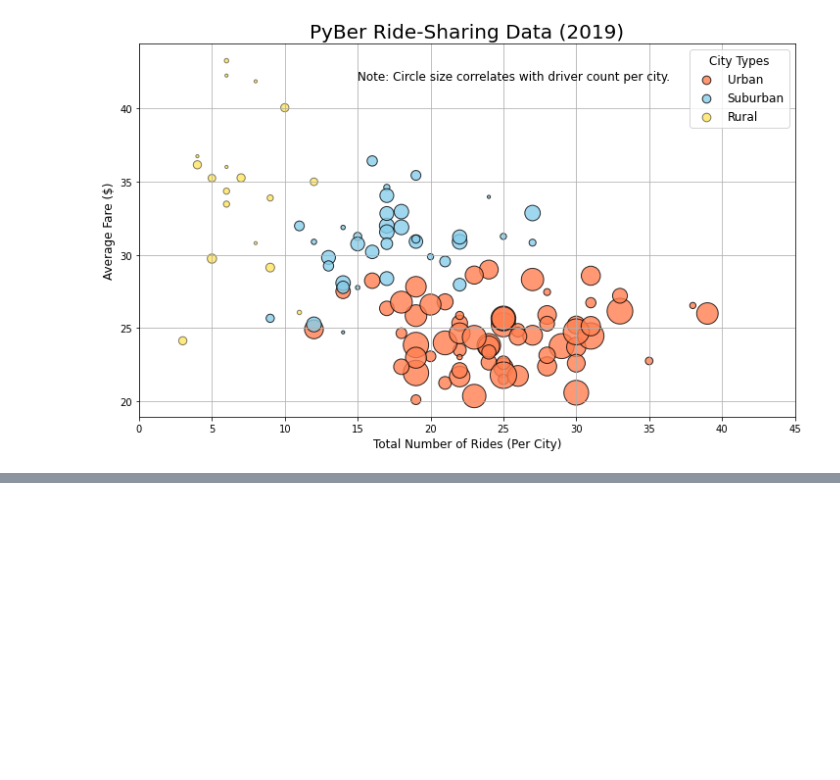
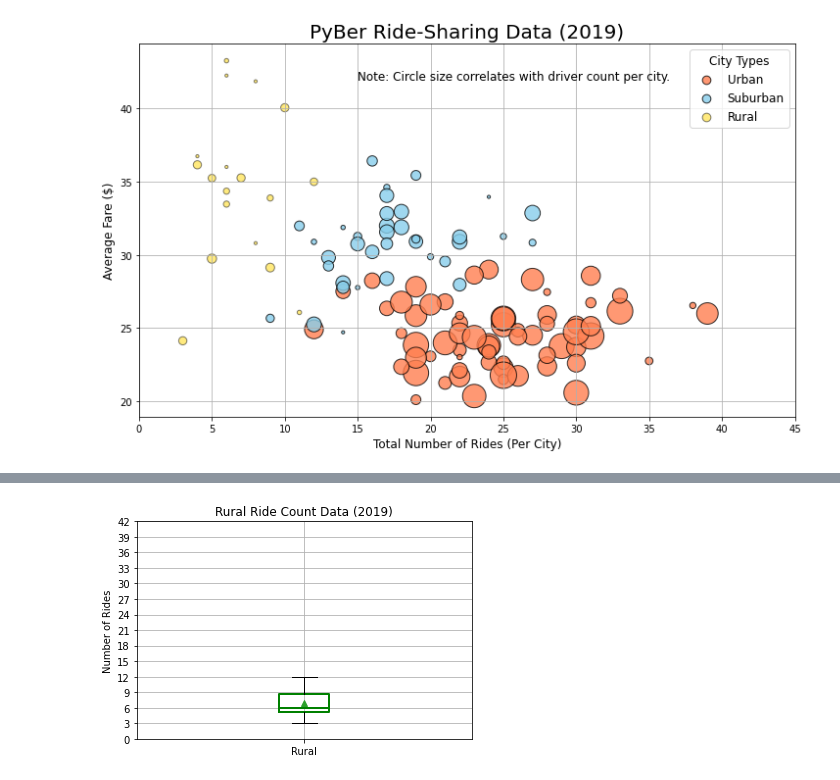
Before and after one commit to sonmiannkim/PyBer_Analysis, a Jupyter notebook: PyBer.ipynb, the cells around one changed output, grey strips where cells are left out. Saved outputs shown, nothing was run; the diff lists cells and outputs as text; code cells hidden in the pictures; blank space fills up the shorter version.

```diff
--- a/PyBer.ipynb
+++ b/PyBer.ipynb
@@ -260,0 +527,17 @@ plt.savefig("analysis/Fig1.png")
+# %%
+# Create a box-and-whisker plot for the rural cities ride count.
+x_labels = ["Rural"]
+fig, ax = plt.subplots()
+boxprops = dict(linestyle='-', linewidth=2, color='green')
+medianprops = dict(linestyle='-', linewidth=2, color='green')
+
+ax.boxplot(rural_ride_count, labels=x_labels, showmeans=True, boxprops=boxprops,medianprops=medianprops)
+
+# Add the title, y-axis label and grid.
+ax.set_title('Rural Ride Count Data (2019)')
+ax.set_ylabel('Number of Rides')
+ax.set_yticks(np.arange(0, 45, step=3.0))
+ax.grid()
+plt.show()
+# %% [output]
+[figure, added]
```
Also changed, not shown: parts of 31 cells of this notebook, 3 other files.
